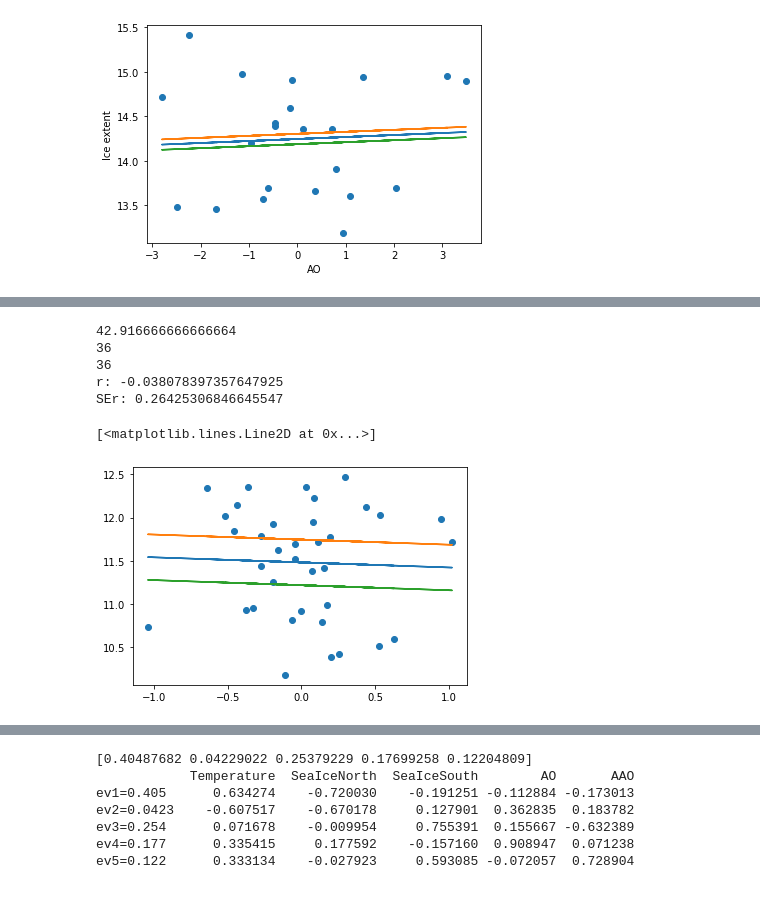
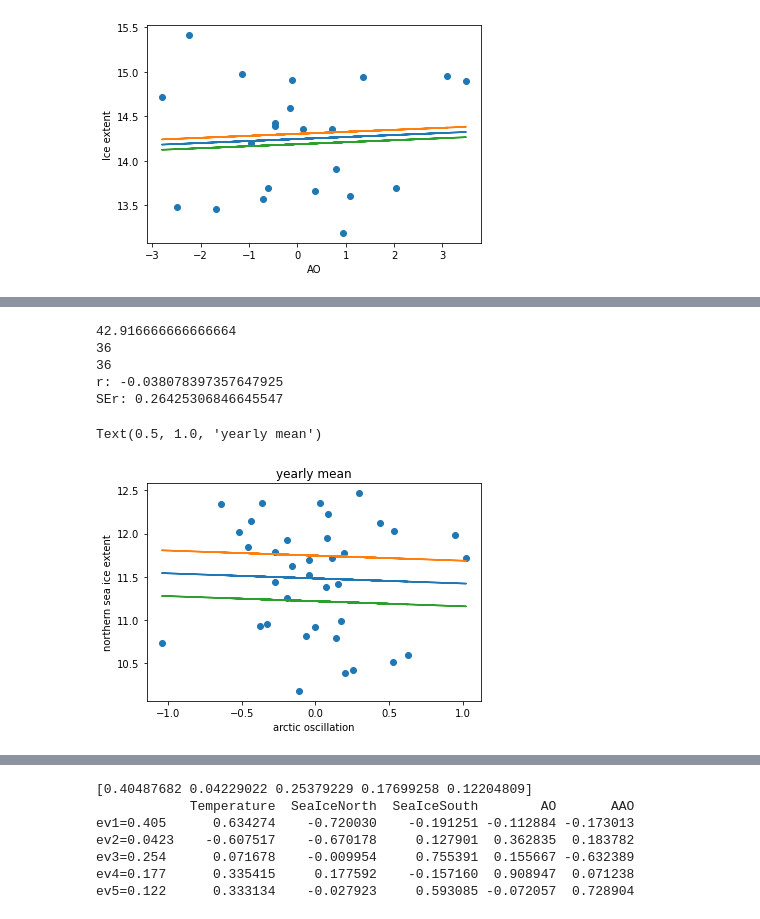
Before and after one commit to Rainette9/AO_Sea-ice, a Jupyter notebook: Data/Project5_Rainetteupdated_Ifuckedupthemerging.ipynb, the cells around one changed output, grey strips where cells are left out. Cells and saved outputs as stored; diff of their text form; code cells hidden in the pictures.

```diff
--- a/Data/Project5_Rainetteupdated_Ifuckedupthemerging.ipynb
+++ b/Data/Project5_Rainetteupdated_Ifuckedupthemerging.ipynb
@@ -367,35 +379,38 @@ r: 0.32568932035568554
 # Number of years
 print(len(AO_flat)/12)
 
 L=42
 
 AO_Mean=[]
 SIEN_extent_Mean=[]
 for l in range(0, L):
     SIEN_extent = np.array(SIE_N['extent'])[l*12:(l+1)*12]
     SIEN_extent_mean = np.mean(SIEN_extent)
     AO_flat0 = np.array(AO_flat)[l*12:(l+1)*12]
     AO_mean = np.mean(AO_flat0)
     valid = ~(np.isnan(AO_mean) | np.isnan(SIEN_extent_mean))
     AO_Mean.extend(AO_mean[valid])
     SIEN_extent_Mean.extend(SIEN_extent_mean[valid])
 print(len(SIEN_extent_Mean))
 print(len(AO_Mean))
 m, b, r, p, std_err = stats.linregress(AO_Mean, SIEN_extent_Mean)
 print('r:', r)
 print('SEr:', std_err)
 plt.scatter(AO_Mean, SIEN_extent_Mean)
 plt.plot(AO_Mean, m*np.array(AO_Mean)+b)
 plt.plot(AO_Mean, m*np.array(AO_Mean)+b+std_err)
 plt.plot(AO_Mean, m*np.array(AO_Mean)+b-std_err)
+plt.xlabel('arctic oscillation')
+plt.ylabel('northern sea ice extent')
+plt.title('yearly mean')
 # %% [output]
 42.916666666666664
 36
 36
 r: -0.038078397357647925
 SEr: 0.26425306846645547
-[<matplotlib.lines.Line2D at 0x...>]
+Text(0.5, 1.0, 'yearly mean')
-[figure, old version]
+[figure, new version]
 # %%
 L=12
 for l in range(0, L):
```
Also changed, not shown: parts of 9 cells of this notebook.
